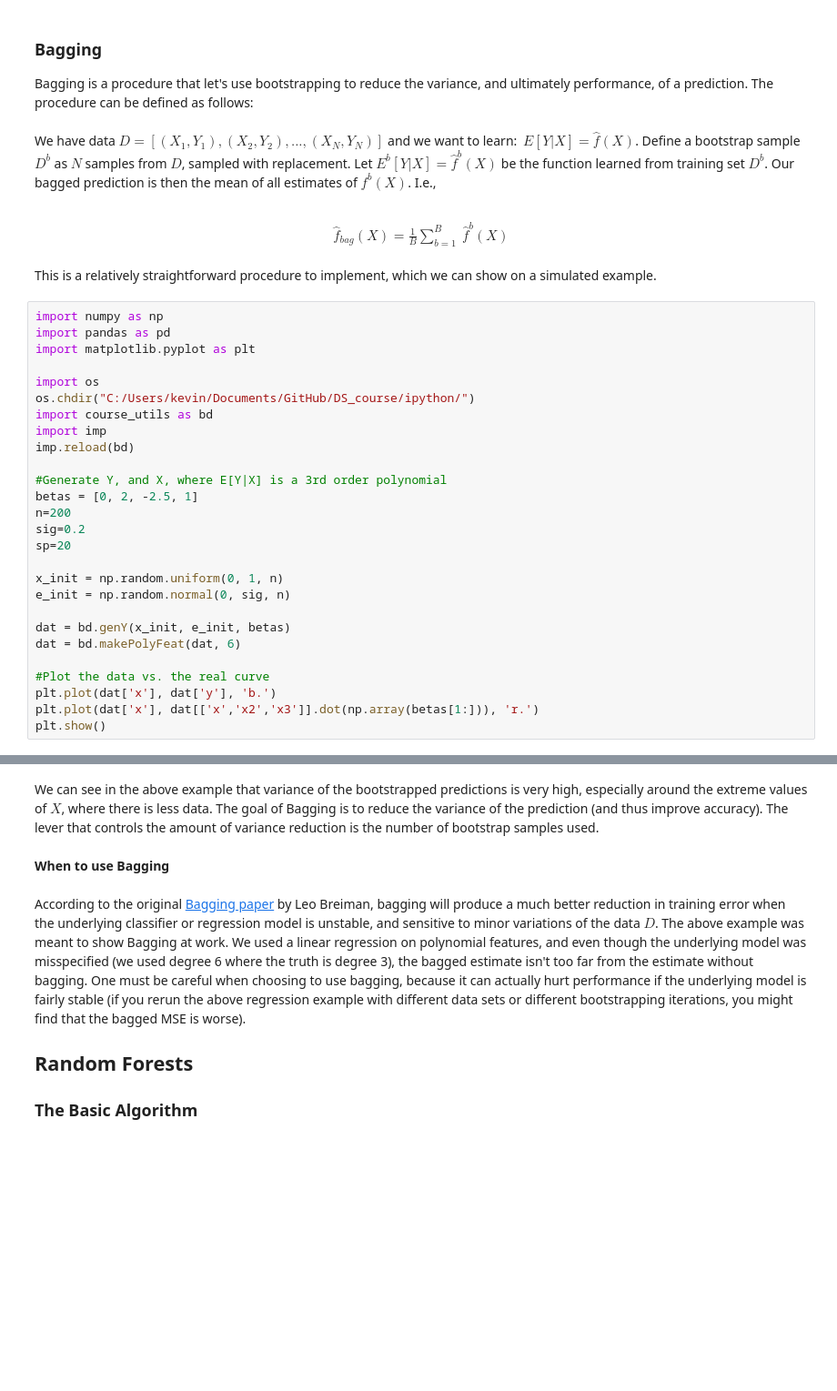
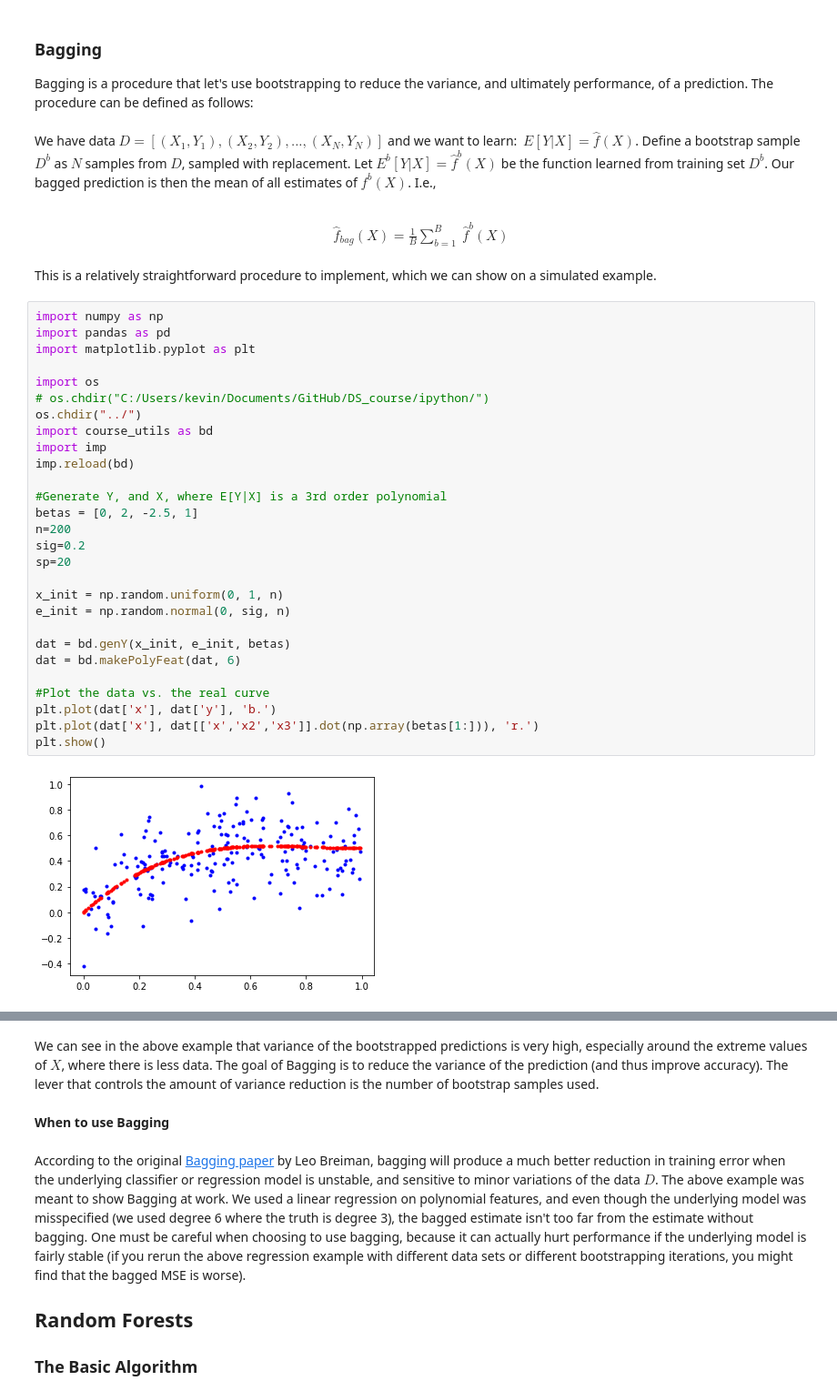
Before and after one commit to briandalessandro/DataScienceCourse, a Jupyter notebook: ipython/python35/Lecture_Bagging_RandomForests_3.ipynb, the cells around one changed output, grey strips where cells are left out. Shown: that part at 91% size. Drawn from its saved outputs; the diff is of its cells as text; blank space fills up the shorter version.

```diff
--- a/ipython/python35/Lecture_Bagging_RandomForests_3.ipynb
+++ b/ipython/python35/Lecture_Bagging_RandomForests_3.ipynb
@@ -17,30 +17,33 @@ This is a relatively straightforward procedure to implement, which we can show o
 # %%
 import numpy as np
 import pandas as pd
 import matplotlib.pyplot as plt
 
 import os
-os.chdir("C:/Users/kevin/Documents/GitHub/DS_course/ipython/")
+# os.chdir("C:/Users/kevin/Documents/GitHub/DS_course/ipython/")
+os.chdir("../")
 import course_utils as bd
 import imp
 imp.reload(bd)
 
 #Generate Y, and X, where E[Y|X] is a 3rd order polynomial
 betas = [0, 2, -2.5, 1]
 n=200
 sig=0.2
 sp=20
 
 x_init = np.random.uniform(0, 1, n)
 e_init = np.random.normal(0, sig, n)
 
 dat = bd.genY(x_init, e_init, betas)
 dat = bd.makePolyFeat(dat, 6)
 
 #Plot the data vs. the real curve
 plt.plot(dat['x'], dat['y'], 'b.')
 plt.plot(dat['x'], dat[['x','x2','x3']].dot(np.array(betas[1:])), 'r.')
 plt.show()
+# %% [output]
+[figure, added]
 # %%
 #Now let's do bagged prediction using linear regression
 from sklearn import linear_model
```
Also changed, not shown: parts of 8 cells of this notebook.
